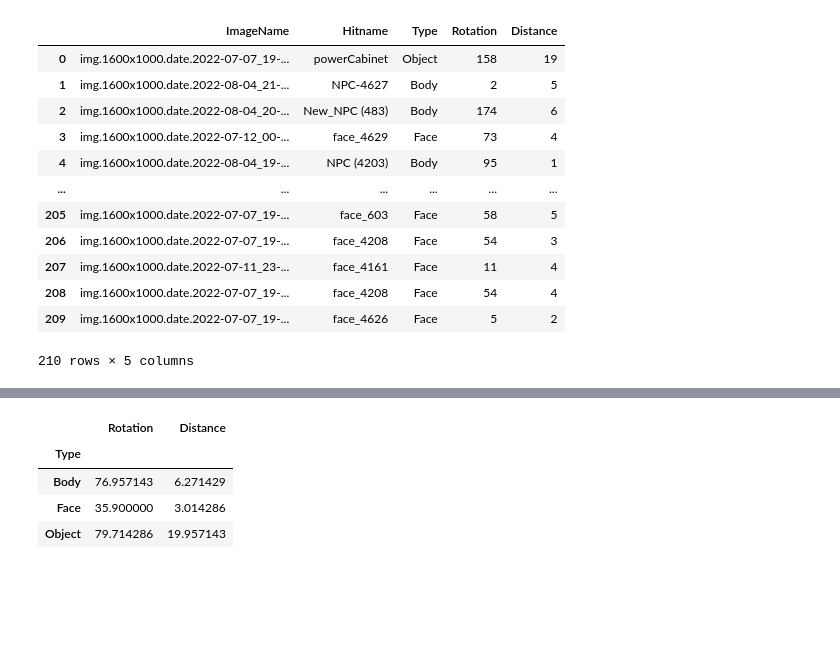
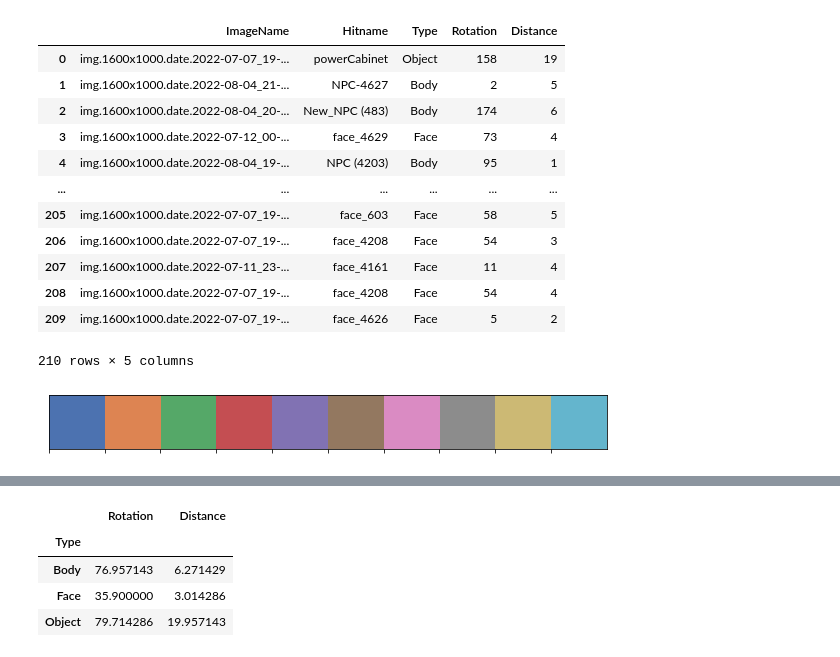
Before and after one commit to JohnMadrid/screenshots_processing, a Jupyter notebook: images_processing.ipynb, the cells around one changed output, grey strips where cells are left out. Drawn from its saved outputs; the diff is of its cells as text; code cells hidden in the pictures; blank space fills up the shorter version.

```diff
--- a/images_processing.ipynb
+++ b/images_processing.ipynb
@@ -197,6 +197,12 @@ df
 | 208 | img.1600x1000.date.2022-07-07_19-... | face_4208 | Face | 54 | 4 |
 | 209 | img.1600x1000.date.2022-07-07_19-... | face_4626 | Face | 5 | 2 |
 210 rows × 5 columns
+# %%
+# choosing the color palette
+deep_pal = sns.color_palette('deep')
+sns.palplot(deep_pal)
+# %% [output]
+[figure, added]
 # %%
 from matplotlib.patches import Ellipse
 fig, ax = plt.subplots(figsize=(12,8))
```
Also changed, not shown: parts of 9 cells of this notebook, 4 other files.
